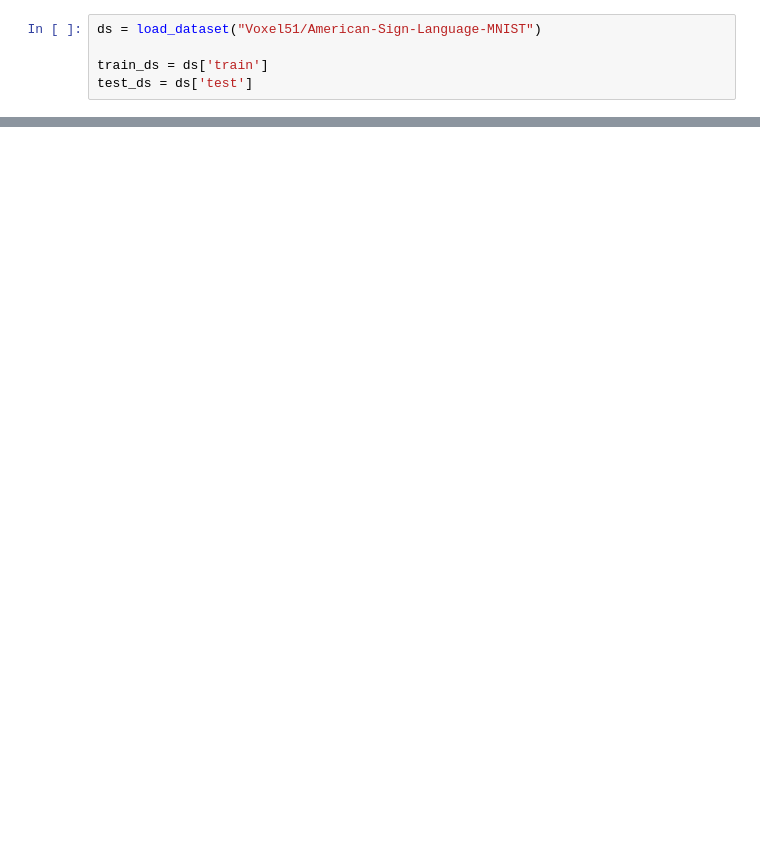
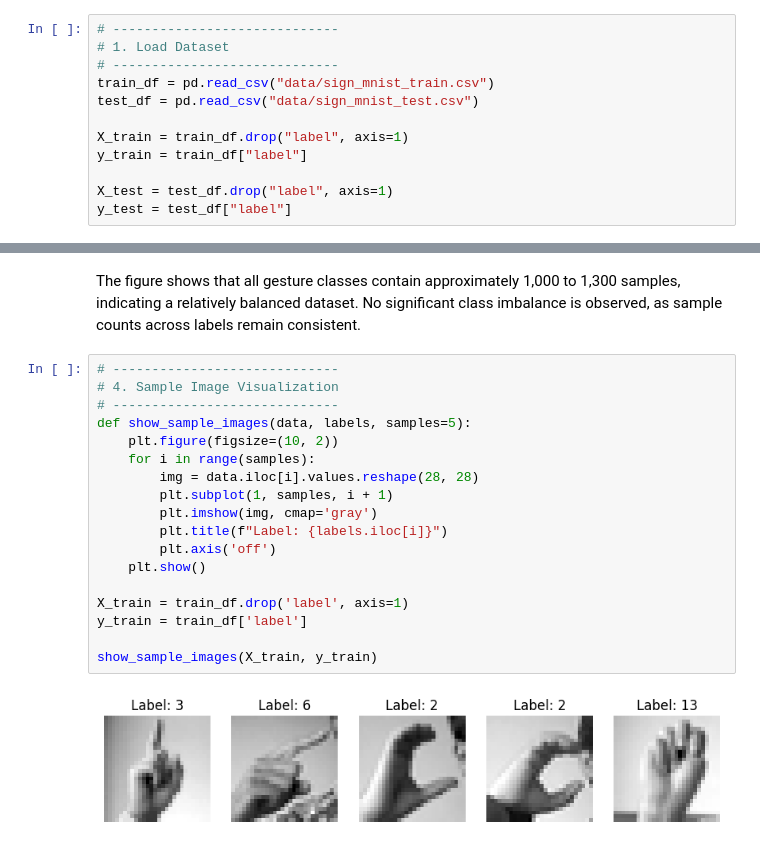
Before and after one commit to RavikrishnanVithushan/Research-Project, a Jupyter notebook: Sign_Language_CNN.ipynb, the cells around one changed output, grey strips where cells are left out. Drawn from its saved outputs; the diff is of its cells as text; blank space fills up the shorter version.

```diff
--- a/Sign_Language_CNN.ipynb
+++ b/Sign_Language_CNN.ipynb
@@ -26,6 +37,13 @@ Note: you may need to restart the kernel to use updated packages.
 [notice] To update, run: C:\Users\raviv\AppData\Local\Microsoft\WindowsApps\PythonSoftwareFoundation.Python.3.13_qbz5n2kfra8p0\python.exe -m pip install --upgrade pip
 # %%
-ds = load_dataset("Voxel51/American-Sign-Language-MNIST")
+# -----------------------------
+# 1. Load Dataset
+# -----------------------------
+train_df = pd.read_csv("data/sign_mnist_train.csv")
+test_df = pd.read_csv("data/sign_mnist_test.csv")
 
-train_ds = ds['train']
-test_ds = ds['test']
+X_train = train_df.drop("label", axis=1)
+y_train = train_df["label"]
+
+X_test = test_df.drop("label", axis=1)
+y_test = test_df["label"]
@@ -31,0 +104,22 @@ test_ds = ds['test']
+# %% [markdown]
+The figure shows that all gesture classes contain approximately 1,000 to 1,300 samples, indicating a relatively balanced dataset. No significant class imbalance is observed, as sample counts across labels remain consistent.
+# %%
+# -----------------------------
+# 4. Sample Image Visualization
+# -----------------------------
+def show_sample_images(data, labels, samples=5):
+    plt.figure(figsize=(10, 2))
+    for i in range(samples):
+        img = data.iloc[i].values.reshape(28, 28)
+        plt.subplot(1, samples, i + 1)
+        plt.imshow(img, cmap='gray')
+        plt.title(f"Label: {labels.iloc[i]}")
+        plt.axis('off')
+    plt.show()
+
+X_train = train_df.drop('label', axis=1)
+y_train = train_df['label']
+
+show_sample_images(X_train, y_train)
+# %% [output]
+[figure, added]
```
Also changed, not shown: parts of 29 cells of this notebook.
